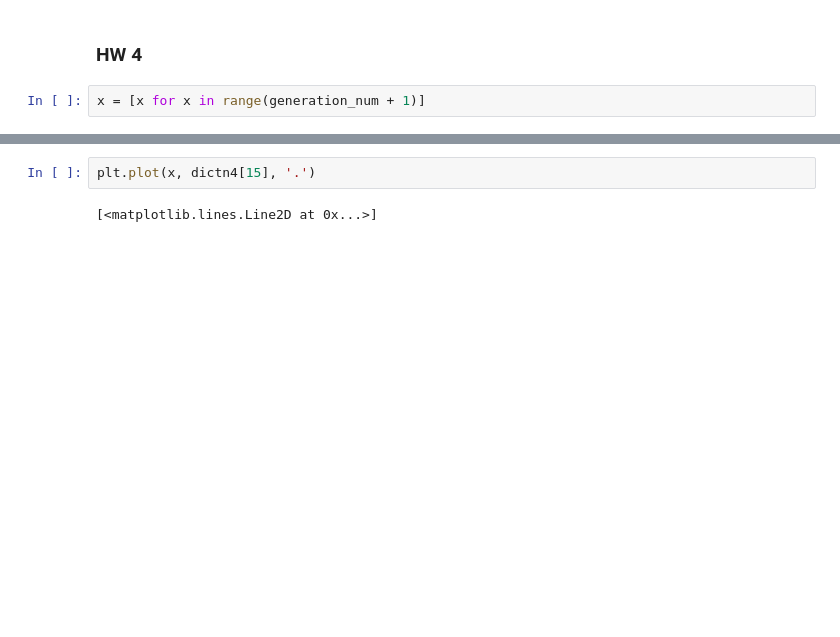
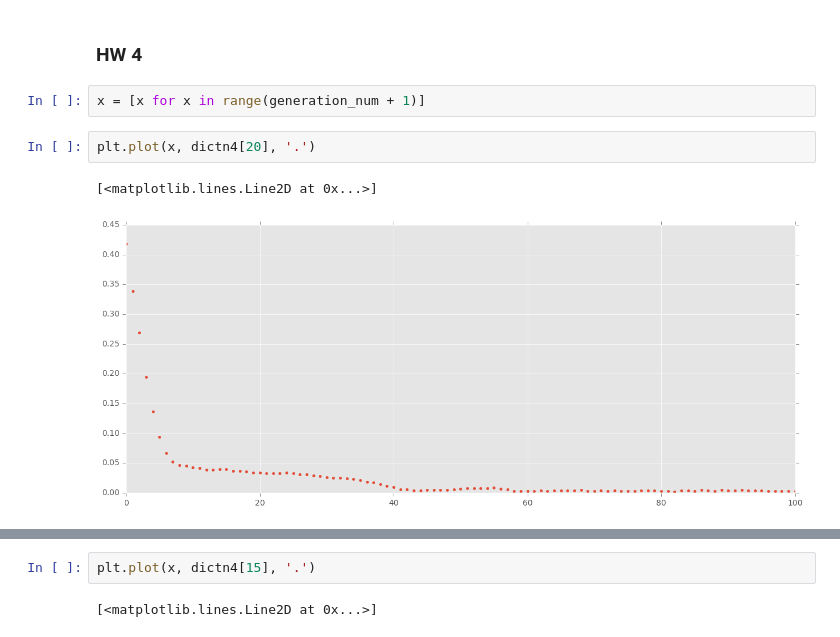
Before and after one commit to bobirdmi/MI-PAA, a Jupyter notebook: hw4.ipynb, the cells around one changed output, grey strips where cells are left out. Saved outputs shown, nothing was run; the diff lists cells and outputs as text; blank space fills up the shorter version.

```diff
--- a/hw4.ipynb
+++ b/hw4.ipynb
@@ -160,6 +156,11 @@ dictn4 = load_pickle_file(result_file4)
 ### HW 4
 # %%
 x = [x for x in range(generation_num + 1)]
+# %%
+plt.plot(x, dictn4[20], '.')
+# %% [output]
+[<matplotlib.lines.Line2D at 0x...>]
+[figure, added]
 # %%
 plt.plot(x, dictn4[32], '.')
 # %% [output]
```
Also changed, not shown: parts of 6 cells of this notebook, 2 other files.
